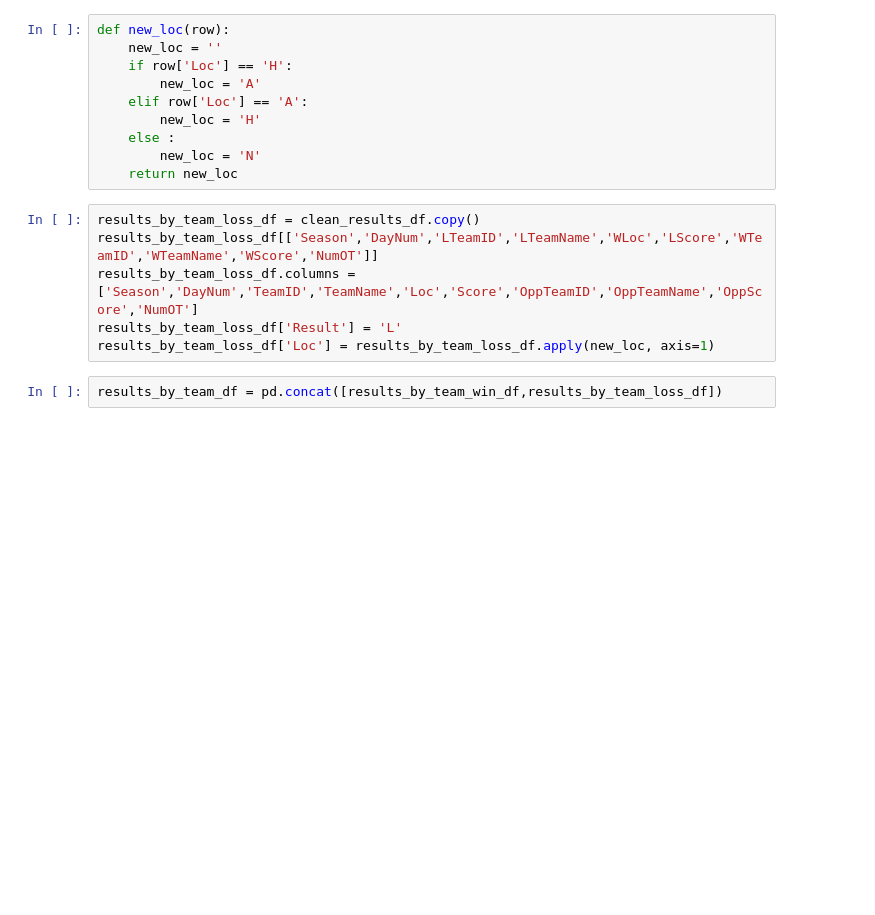
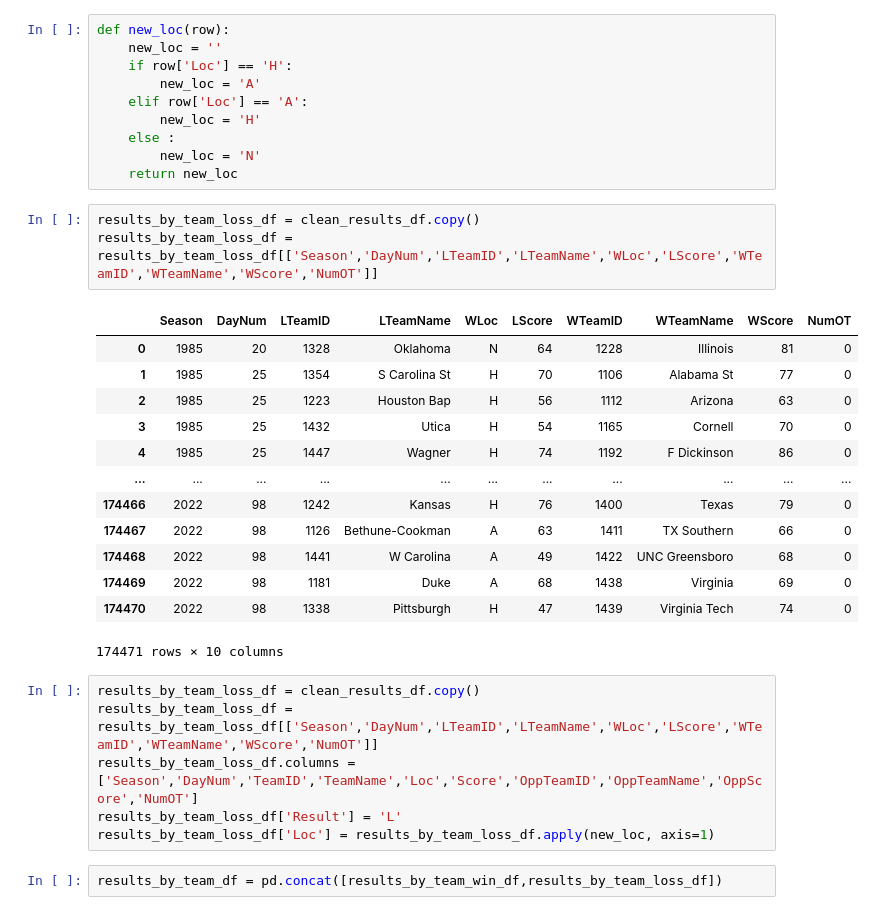
Before and after one commit to aruther11/march_madness_comp, a Jupyter notebook: exploration/eda_compact.ipynb, the cells around one changed output. Drawn from its saved outputs; the diff is of its cells as text; blank space fills up the shorter version.

```diff
--- a/exploration/eda.ipynb
+++ b/exploration/eda_compact.ipynb
@@ -29,9 +29,26 @@ def new_loc(row):
     else :
         new_loc = 'N'
     return new_loc
+# %%
+results_by_team_loss_df = clean_results_df.copy()
+results_by_team_loss_df = results_by_team_loss_df[['Season','DayNum','LTeamID','LTeamName','WLoc','LScore','WTeamID','WTeamName','WScore','NumOT']]
+# %% [output]
+|  | Season | DayNum | LTeamID | LTeamName | WLoc | LScore | WTeamID | WTeamName | WScore | NumOT |
+| 0 | 1985 | 20 | 1328 | Oklahoma | N | 64 | 1228 | Illinois | 81 | 0 |
+| 1 | 1985 | 25 | 1354 | S Carolina St | H | 70 | 1106 | Alabama St | 77 | 0 |
+| 2 | 1985 | 25 | 1223 | Houston Bap | H | 56 | 1112 | Arizona | 63 | 0 |
+| 3 | 1985 | 25 | 1432 | Utica | H | 54 | 1165 | Cornell | 70 | 0 |
+| 4 | 1985 | 25 | 1447 | Wagner | H | 74 | 1192 | F Dickinson | 86 | 0 |
+| ... | ... | ... | ... | ... | ... | ... | ... | ... | ... | ... |
+| 174466 | 2022 | 98 | 1242 | Kansas | H | 76 | 1400 | Texas | 79 | 0 |
+| 174467 | 2022 | 98 | 1126 | Bethune-Cookman | A | 63 | 1411 | TX Southern | 66 | 0 |
+| 174468 | 2022 | 98 | 1441 | W Carolina | A | 49 | 1422 | UNC Greensboro | 68 | 0 |
+| 174469 | 2022 | 98 | 1181 | Duke | A | 68 | 1438 | Virginia | 69 | 0 |
+| 174470 | 2022 | 98 | 1338 | Pittsburgh | H | 47 | 1439 | Virginia Tech | 74 | 0 |
+174471 rows × 10 columns
 # %%
 results_by_team_loss_df = clean_results_df.copy()
-results_by_team_loss_df[['Season','DayNum','LTeamID','LTeamName','WLoc','LScore','WTeamID','WTeamName','WScore','NumOT']]
+results_by_team_loss_df = results_by_team_loss_df[['Season','DayNum','LTeamID','LTeamName','WLoc','LScore','WTeamID','WTeamName','WScore','NumOT']]
 results_by_team_loss_df.columns = ['Season','DayNum','TeamID','TeamName','Loc','Score','OppTeamID','OppTeamName','OppScore','NumOT']
 results_by_team_loss_df['Result'] = 'L'
 results_by_team_loss_df['Loc'] = results_by_team_loss_df.apply(new_loc, axis=1)
```
Also changed, not shown: parts of 3 cells of this notebook, 1 other file.
